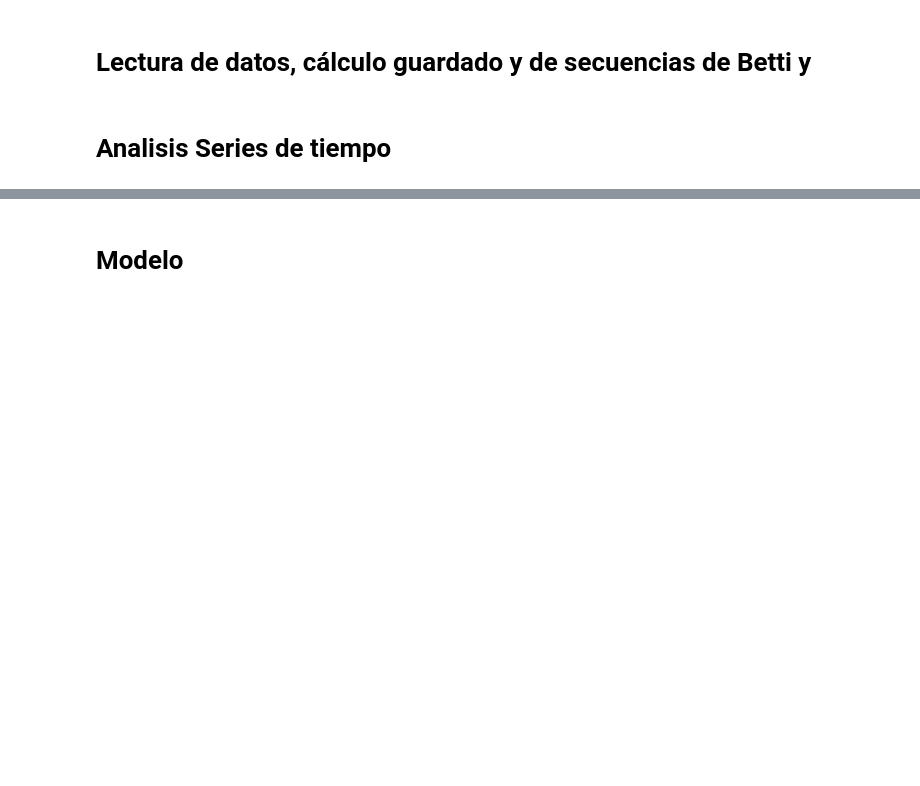
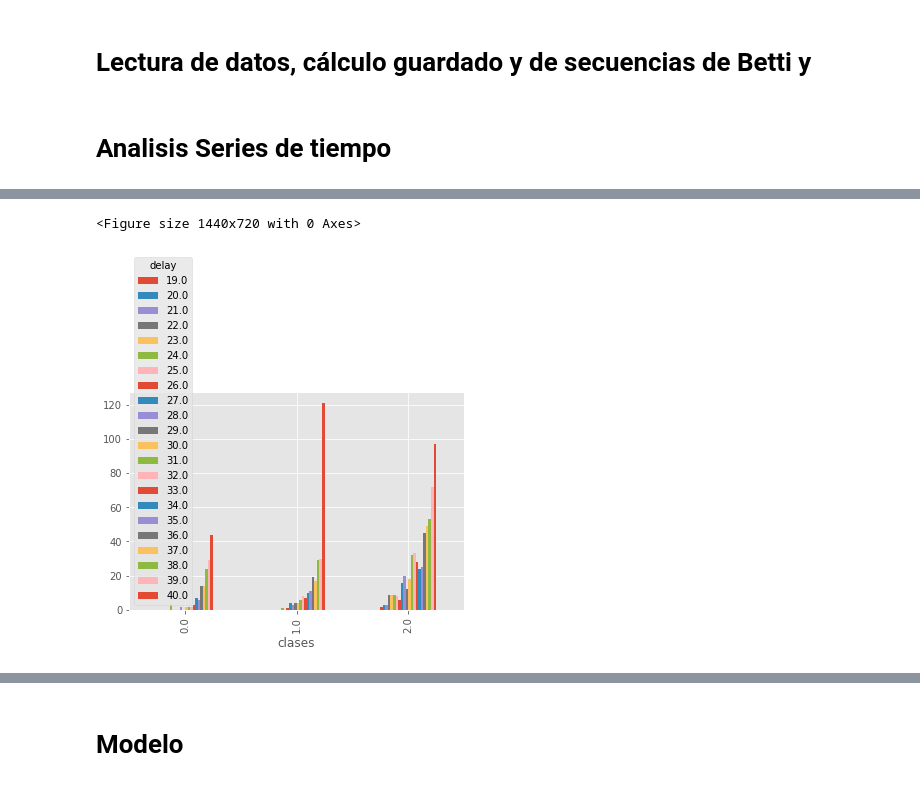
Before and after one commit to BenjamTorr/TDA_DeepL_TimeSeries, a Jupyter notebook: StrarlightCurves.ipynb, the cells around one changed output, grey strips where cells are left out. Saved outputs shown, nothing was run; the diff lists cells and outputs as text; code cells hidden in the pictures; blank space fills up the shorter version.

```diff
--- a/StrarlightCurves.ipynb
+++ b/StrarlightCurves.ipynb
@@ -201,3 +224,13 @@ TS_train, TS_tes, _,_ = load_data(training_path, test_path)
+# %%
+plt.figure(figsize=(20,10))
+plt.style.use('ggplot')
+df.groupby(['clases', 'delay'])\
+      .delay.count().unstack().plot.bar(legend=True)
+
+plt.show()
+# %% [output]
+<Figure size 1440x720 with 0 Axes>
+[figure, added]
 # %%
 plt.plot(TS_train[2])
 # %% [output]
```
Also changed, not shown: parts of 37 cells of this notebook.
